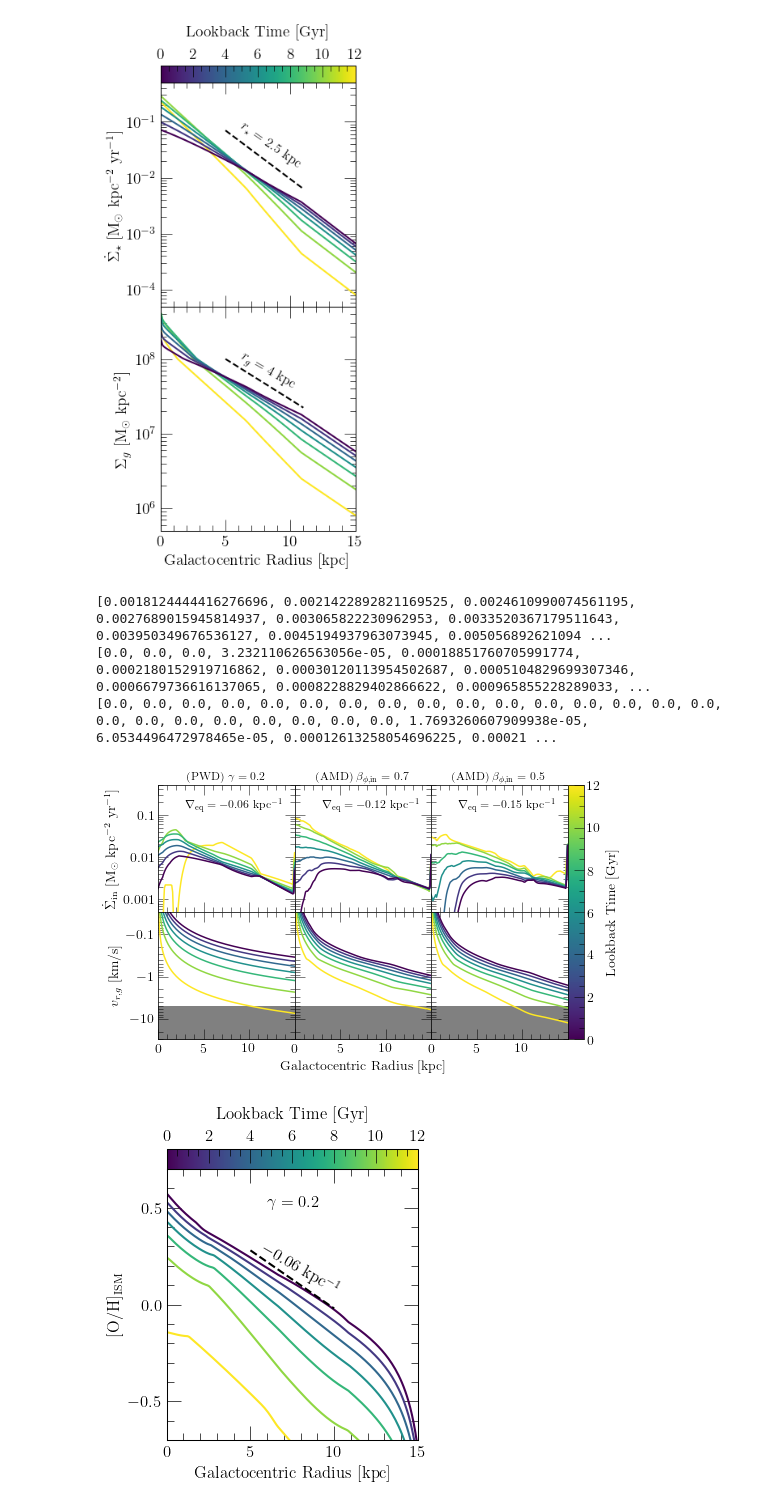
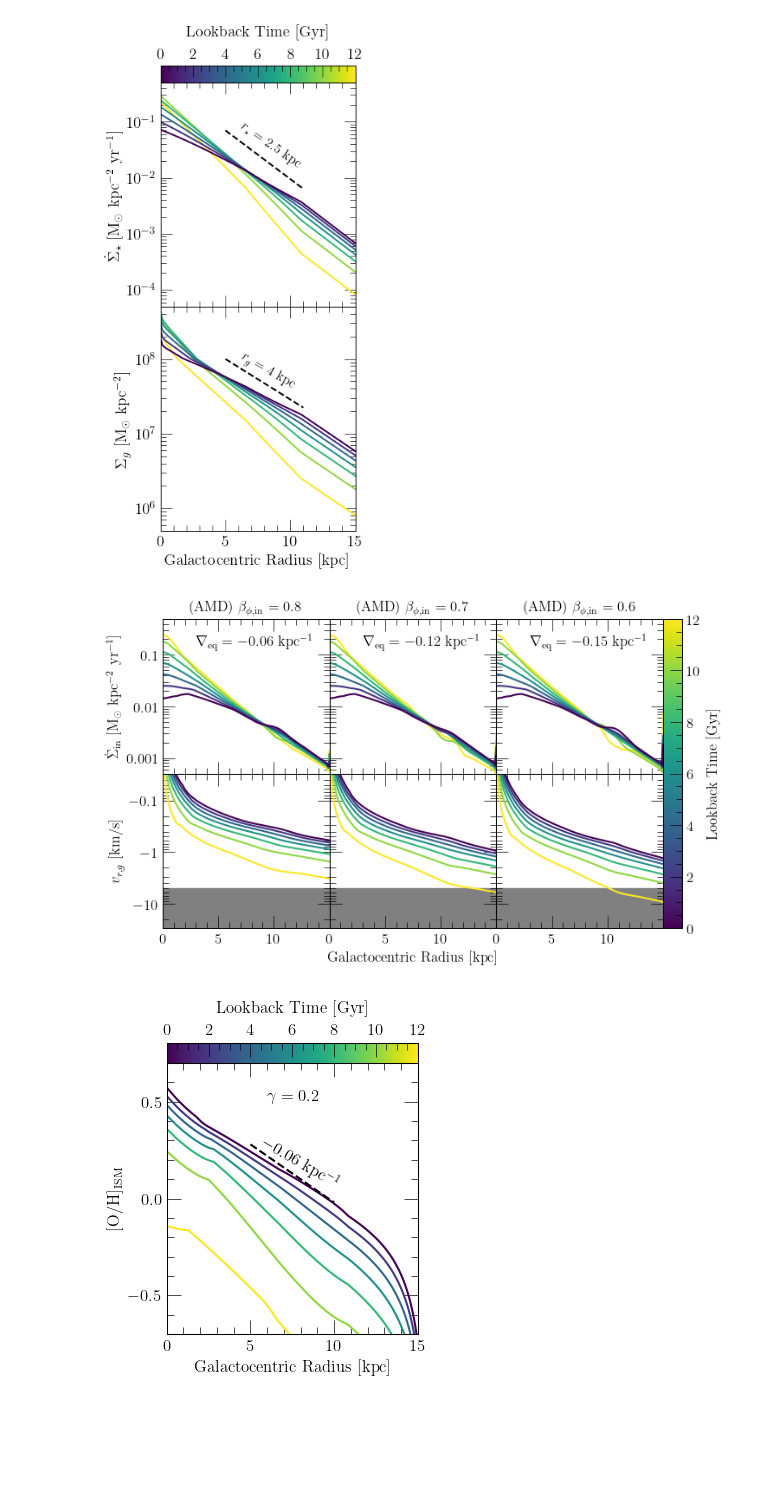
Before and after one commit to giganano/radial-flows, a Jupyter notebook: notebooks/evol.ipynb, the cells around one changed output. Drawn from its saved outputs; the diff is of its cells as text; code cells hidden in the pictures; blank space fills up the shorter version.

Commit message:
a bunch of figures

```diff
--- a/notebooks/evol.ipynb
+++ b/notebooks/evol.ipynb
@@ -88,11 +88,12 @@ plt.show()
 outputs = [
 #     "../outputs/constant/vgas-0",
 #     "../outputs/linear/dvdr-0p02",
-    "../outputs/potential_well_deepening/gamma0p2",
-#     "../outputs/linear/dvdr-0p05",
+    # "../outputs/potential_well_deepening/gamma0p1",
+    # "../outputs/potential_well_deepening/gamma0p2",
+    # "../outputs/potential_well_deepening/gamma0p3"
+    "../outputs/amd/betaphiin0p8",
     "../outputs/amd/betaphiin0p7",
-    "../outputs/amd/betaphiin0p5"
-#     "../outputs/amd/betaphiin0p3"
+    "../outputs/amd/betaphiin0p6"
 #     "../outputs/river/insideout"
 ]
 outputs = [vice.output(name) for name in outputs]
@@ -103,9 +104,12 @@ TITLES = [
 #     r"$\frac{\partial v_{r,g}}{\partial R} = -0.02$ Gyr$^{-1}$",
 #     r"$\frac{\partial v_{r,g}}{\partial R} = -0.05$ Gyr$^{-1}$",
 #     r"$\partial v_{r,g} / \partial R = -0.02$ Gyr$^{-1}$",
-    r"(PWD) $\gamma = 0.2$",
+    # r"(PWD) $\gamma = 0.2$",
+    # r"(AMD) $\beta_{\phi,\text{in}} = 0.7$",
+    # r"(AMD) $\beta_{\phi,\text{in}} = 0.5$"
+    r"(AMD) $\beta_{\phi,\text{in}} = 0.8$",
     r"(AMD) $\beta_{\phi,\text{in}} = 0.7$",
-    r"(AMD) $\beta_{\phi,\text{in}} = 0.5$"
+    r"(AMD) $\beta_{\phi,\text{in}} = 0.6$"
 ]
 GRADSLOPES = [-0.06, -0.12, -0.15]
 KPCPERGYR_TO_KMS = 1.022
@@ -172,44 +176,41 @@ def plot_predictions(ax_ifr, ax_v, output, lookback, zone_width = 0.1, **kwargs)
         area = np.pi * ((radii[i] + zone_width)**2 - radii[i]**2)
         sigma_in.append(zone.history["ifr"][idx] / area)
     sigma_in = boxcarsmoothtrend(radii, sigma_in, window = 5)
-    if lookback == 0: print(sigma_in)
+    # if lookback == 0: print(sigma_in)
     ax_ifr.plot(radii, sigma_in, **kwargs)
     ax_v.plot(radii, [-v for v in vgas], **kwargs)
 
 for i in range(len(outputs)):
 # for i in [0]:
     for j in range(len(LOOKBACKS)):
         kwargs = {
             "c": cmap.to_rgba(LOOKBACKS[j])
         }
         plot_predictions(top[i], bottom[i], outputs[i], LOOKBACKS[j], **kwargs)
     bottom[i].fill_between(bottom[i].get_xlim(), 2 * [5], 2 * bottom[i].get_ylim()[1],
         color = named_colors()["grey"])
 
 # for i in range(len(bottom)):
 #     bottom[i].set_yscale("log")
 #     bottom[i].set_ylim([0.05, 50])
 # #     bottom[i].yaxis.set_major_formatter(fsf("%g"))
 #     negative_log(bottom[i])
 negative_log(bottom[0])
 plt.tight_layout()
 plt.subplots_adjust(hspace = 0, wspace = 0, right = 0.88)
 cbar_ax.set_position([
     bottom[-1].get_position().x1,
     bottom[-1].get_position().y0,
     0.03,
     top[-1].get_position().y1 - bottom[-1].get_position().y0
 ])
-for ext in ["pdf", "jpeg"]:
-    kwargs = {}
-    if ext == "jpeg": kwargs["dpi"] = 200
-    plt.savefig("./evol/sigmaifr_vgas_profiles.%s" % (ext), **kwargs)
+# for ext in ["pdf", "jpeg"]:
+#     kwargs = {}
+#     if ext == "jpeg": kwargs["dpi"] = 200
+#     plt.savefig("./evol/sigmaifr_vgas_profiles.%s" % (ext), **kwargs)
 plt.show()
 # %% [output]
-[0.0018124444416276696, 0.0021422892821169525, 0.0024610990074561195, 0.0027689015945814937, 0.003065822230962953, 0.0033520367179511643, 0.003950349676536127, 0.0045194937963073945, 0.005056892621094 ...
-[0.0, 0.0, 0.0, 3.232110626563056e-05, 0.00018851760705991774, 0.0002180152919716862, 0.00030120113954502687, 0.0005104829699307346, 0.0006679736616137065, 0.0008228829402866622, 0.000965855228289033, ...
-[0.0, 0.0, 0.0, 0.0, 0.0, 0.0, 0.0, 0.0, 0.0, 0.0, 0.0, 0.0, 0.0, 0.0, 0.0, 0.0, 0.0, 0.0, 0.0, 0.0, 0.0, 0.0, 0.0, 0.0, 1.7693260607909938e-05, 6.0534496472978465e-05, 0.00012613258054696225, 0.00021 ...
-[figure, old version]
+[figure, new version]
 # %%
 # output = vice.output("../outputs/constant/vgas-1")
 # output = vice.output("../outputs/amd/betaphiin0p7-zerometinfall")
```
Also changed, not shown: 19 other files.
